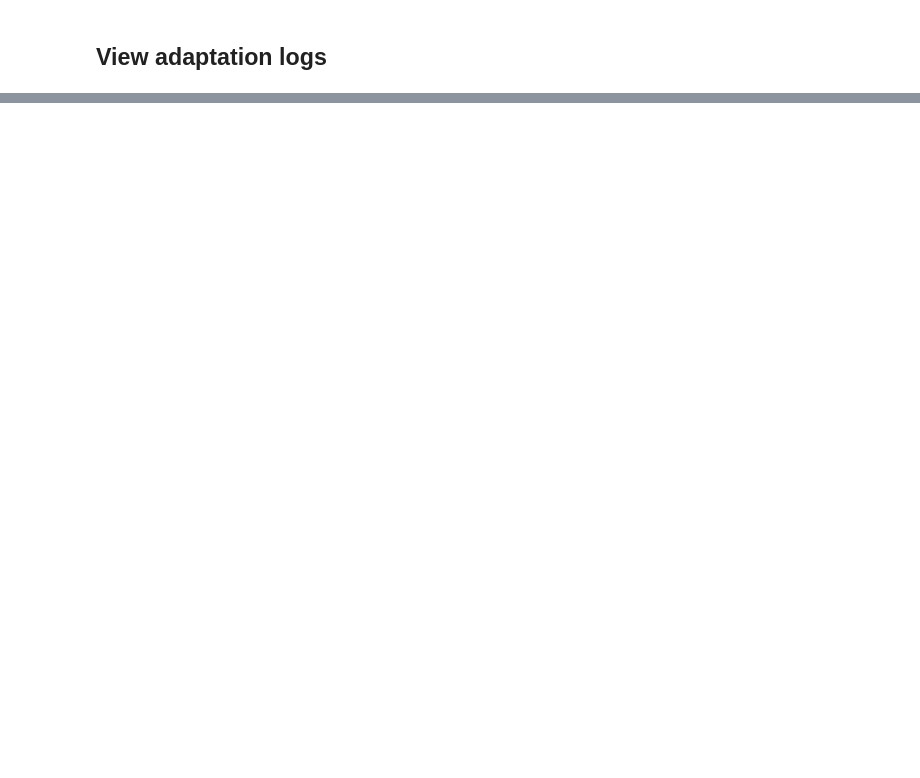
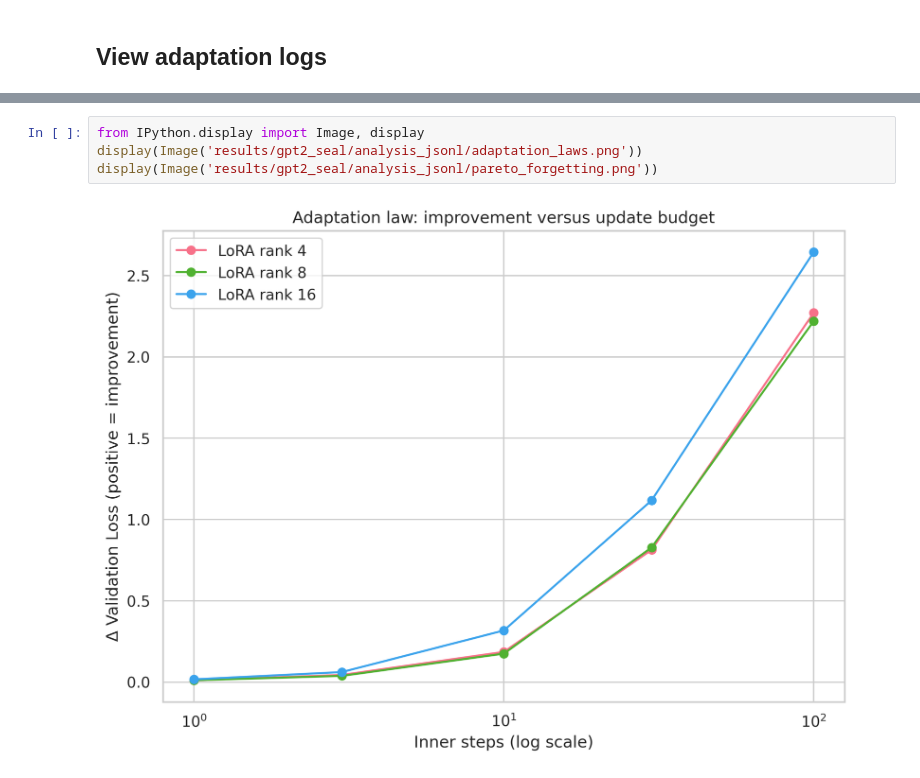
Before and after one commit to Hussain0327/Scaling-law-research, a Jupyter notebook: AI_Research.ipynb, the cells around one changed output, grey strips where cells are left out. Saved outputs shown, nothing was run; the diff lists cells and outputs as text; blank space fills up the shorter version.

```diff
--- a/AI_Research.ipynb
+++ b/AI_Research.ipynb
@@ -83,0 +497,6 @@ Runs short inner-loop updates and logs metrics to JSONL.
+# %%
+from IPython.display import Image, display
+display(Image('results/gpt2_seal/analysis_jsonl/adaptation_laws.png'))
+display(Image('results/gpt2_seal/analysis_jsonl/pareto_forgetting.png'))
+# %% [output]
+[figure, added]
```
Also changed, not shown: parts of 26 cells of this notebook.
